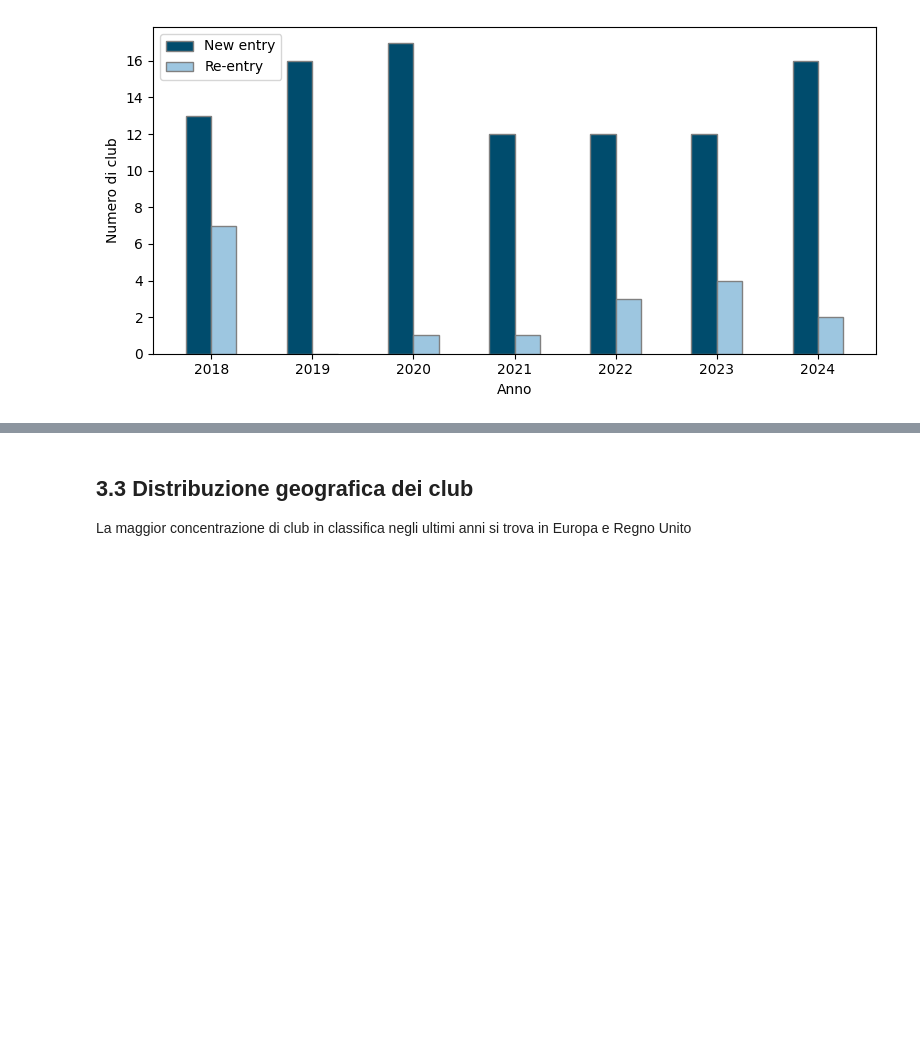
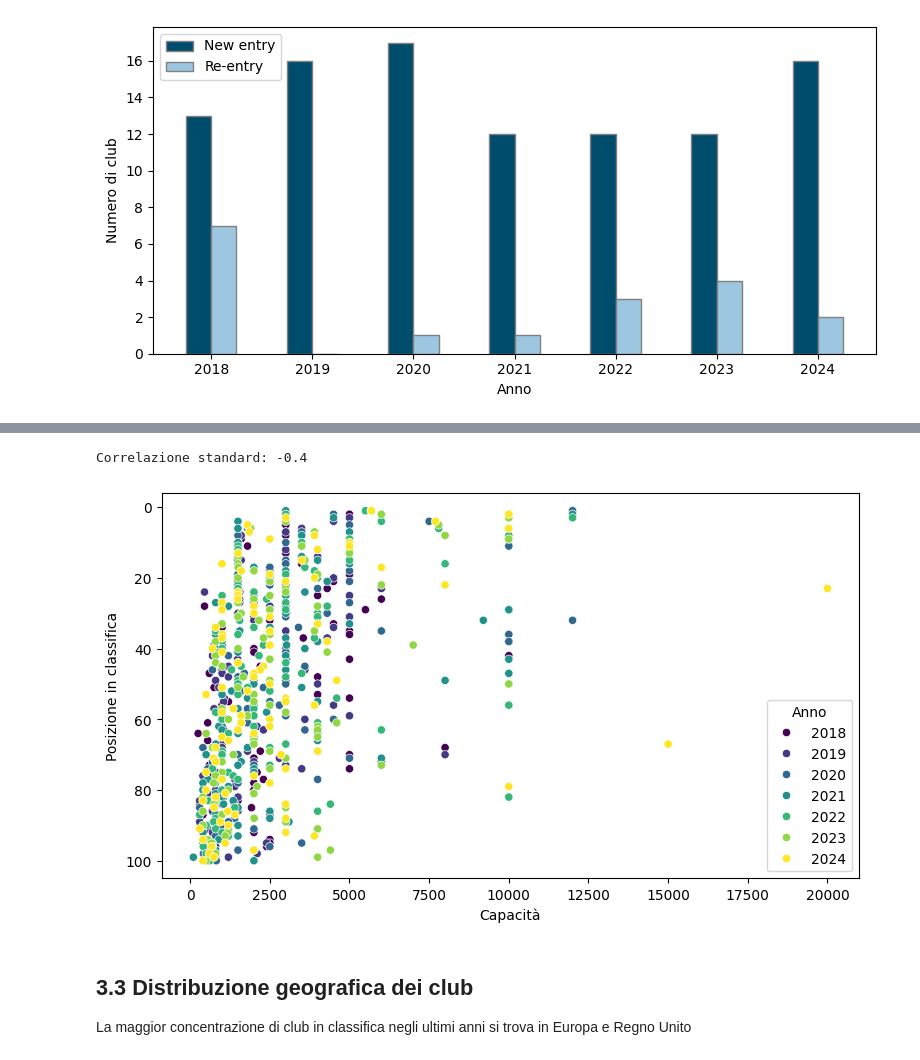
Before and after one commit to riccardopetrii/ClubRank-Analysis, a Jupyter notebook: Notebook/Analysis_TC.ipynb, the cells around one changed output, grey strips where cells are left out. Saved outputs shown, nothing was run; the diff lists cells and outputs as text; code cells hidden in the pictures; blank space fills up the shorter version.

```diff
--- a/Notebook/Analysis_TC.ipynb
+++ b/Notebook/Analysis_TC.ipynb
@@ -323,3 +310,28 @@ plt.show()
+# %%
+import seaborn as sns
+
+club_df = df.copy()
+
+club_df['rank'] = club_df['rank'].astype(int) # to int
+
+club_df['capacity'] = pd.to_numeric(club_df['capacity'], errors='coerce')
+club_df = club_df[club_df['country'] != 'Unknown']
+club_df = club_df.dropna(subset=['capacity', 'rank'])
+
+# find coeff of corr
+correlation = club_df[['capacity', 'rank']].corr() # '1' cap up pos up, '-1' cap up pos down, '0' no corr
+print('Correlazione standard: ' + str(round(correlation.iloc[0, 1], 1)))
+
+plt.figure(figsize=(9, 5))
+sns.scatterplot(x='capacity', y='rank', hue='year', data=club_df, palette='viridis')
+plt.xlabel('Capacità')
+plt.ylabel('Posizione in classifica')
+plt.gca().invert_yaxis() # fix for y axis
+plt.legend(title='Anno')
+plt.show()
+# %% [output]
+Correlazione standard: -0.4
+[figure, added]
 # %% [markdown]
 <h2>3.3 Distribuzione geografica dei club</h2>
 <p style="padding-bottom: 0px !important;">La maggior concentrazione di club in classifica negli ultimi anni si trova in Europa e Regno Unito</p>
```
Also changed, not shown: parts of 7 cells of this notebook.
